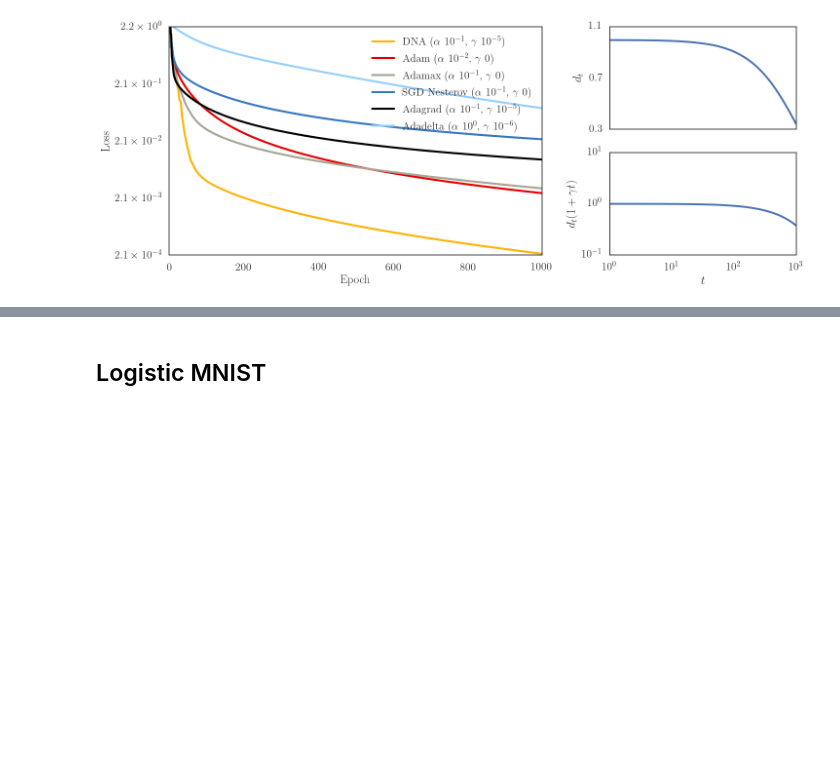
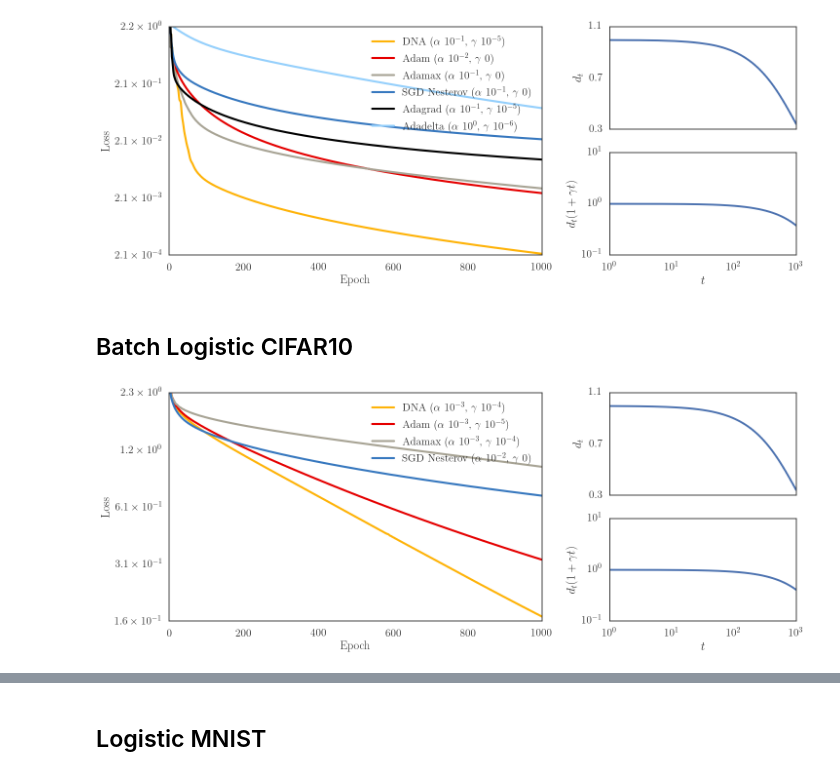
Before and after one commit to jayanthkoushik/sgd-feedback, a Jupyter notebook: src/compare_opts.ipynb, the cells around one changed output, grey strips where cells are left out. Cells and saved outputs as stored; diff of their text form; code cells hidden in the pictures; blank space fills up the shorter version.

Commit message:
Add batch logistic results for CIFAR10 and CIFAR100

```diff
--- a/src/compare_opts.ipynb
+++ b/src/compare_opts.ipynb
@@ -177,3 +177,9 @@ def generic_visexp_visualize(model, dataset, loss_ylim=None):
 generic_visexp_visualize("batch_logistic", "mnist")
 # %% [output]
 [figure]
+# %% [markdown]
+## Batch Logistic CIFAR10
+# %%
+generic_visexp_visualize("batch_logistic", "cifar10")
+# %% [output]
+[figure, added]
```
Also changed, not shown: parts of 3 cells of this notebook, 8 other files.
